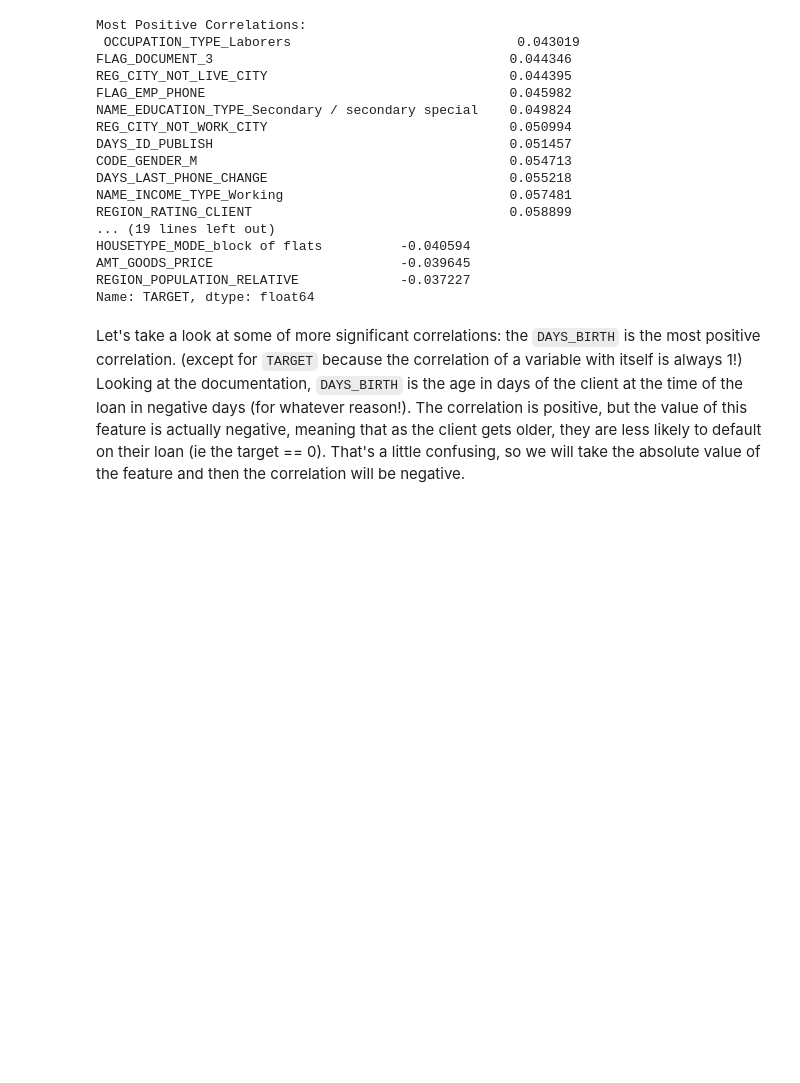
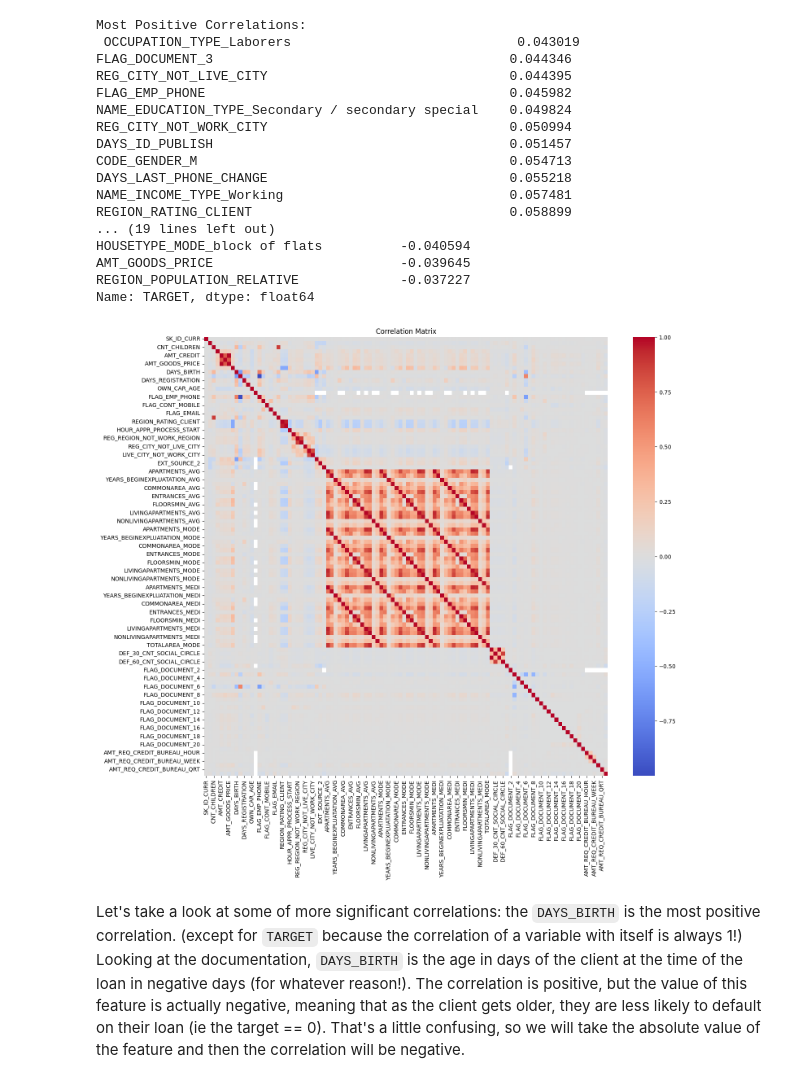
Before and after one commit to felix1801/OpenClassrooms-Projet-7-Modeling, a Jupyter notebook: notebooks/exploration.ipynb, the cells around one changed output. Drawn from its saved outputs; the diff is of its cells as text; code cells hidden in the pictures; blank space fills up the shorter version.

```diff
--- a/notebooks/exploration.ipynb
+++ b/notebooks/exploration.ipynb
@@ -461,6 +461,15 @@ HOUSETYPE_MODE_block of flats          -0.040594
 AMT_GOODS_PRICE                        -0.039645
 REGION_POPULATION_RELATIVE             -0.037227
 Name: TARGET, dtype: float64
+# %%
+correlation_matrix = app_train.select_dtypes(exclude='object').corr()
+# %%
+plt.figure(figsize=(16, 14))
+sns.heatmap(correlation_matrix, annot=False, cmap='coolwarm')
+plt.title("Correlation Matrix")
+plt.show()
+# %% [output]
+[figure, added]
 # %% [markdown]
 Let's take a look at some of more significant correlations: the `DAYS_BIRTH` is the most positive correlation. (except for `TARGET` because the correlation of a variable with itself is always 1!) Looking at the documentation, `DAYS_BIRTH` is the age in days of the client at the time of the loan in negative days (for whatever reason!). The correlation is positive, but the value of this feature is actually negative, meaning that as the client gets older, they are less likely to default on their loan (ie the target == 0). That's a little confusing, so we will take the absolute value of the feature and then the correlation will be negative.
 # %% [markdown]
```
Also changed, not shown: 9 other files.
